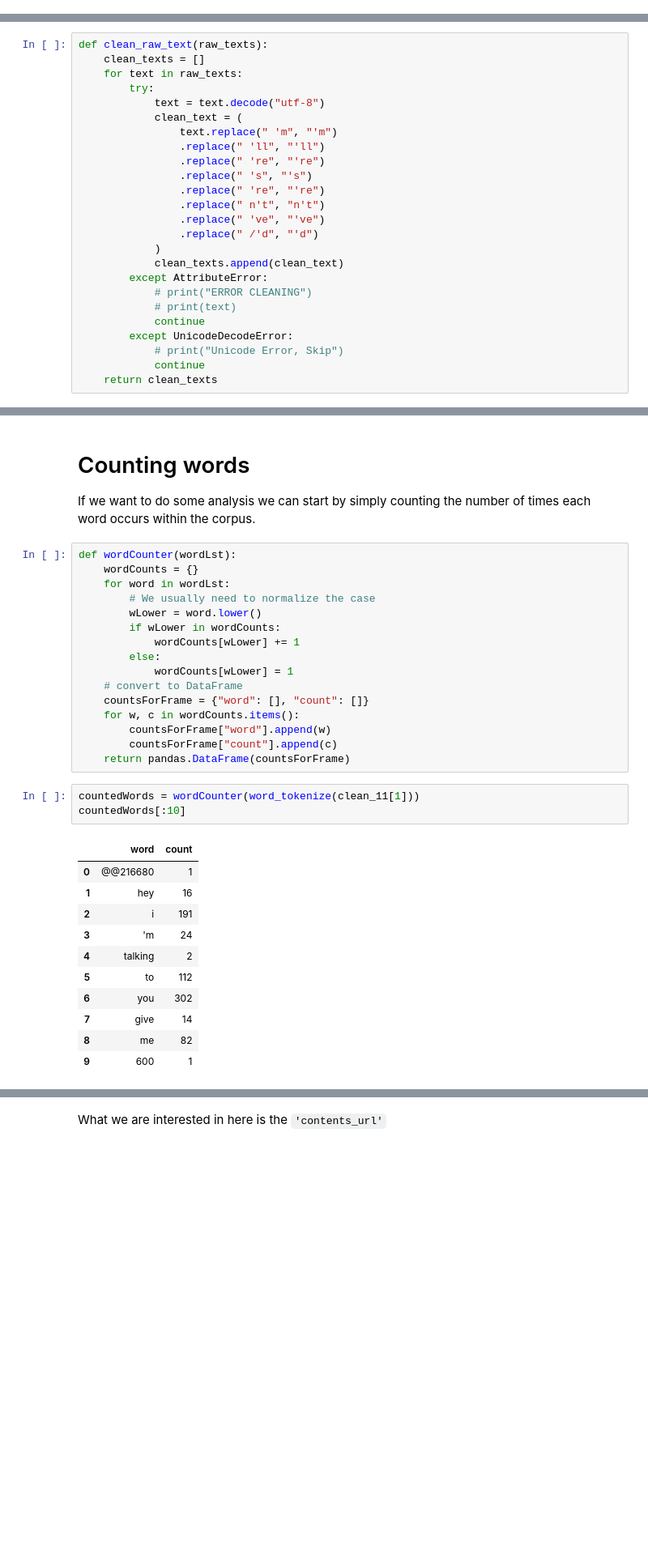
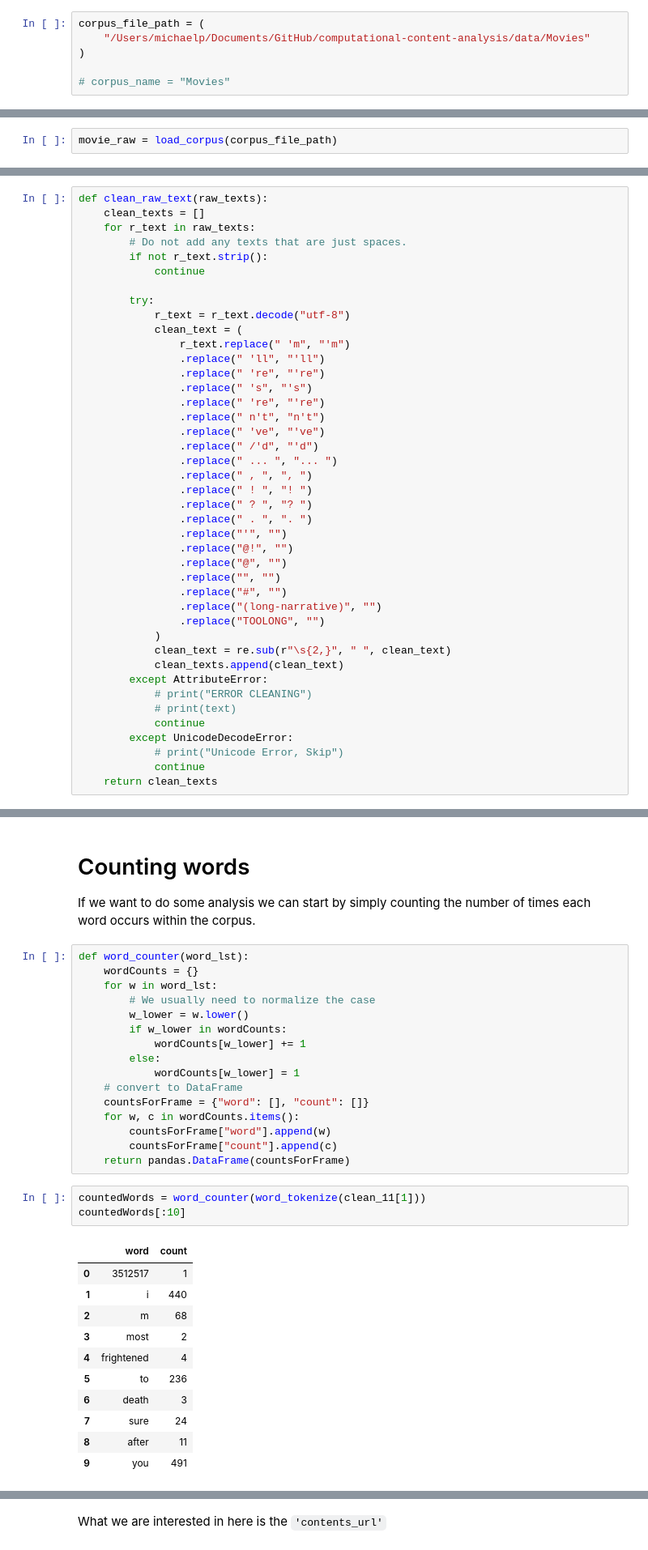
Before and after one commit to michplunkett/computational-content-analysis, a Jupyter notebook: 2-Counting Words & Phrases to Trace the Distribution of Meaning.ipynb, the cells around one changed output, grey strips where cells are left out. Shown at 81% size. Cells and saved outputs as stored; diff of their text form; blank space fills up the shorter version.

```diff
--- a/2-Counting Words & Phrases to Trace the Distribution of Meaning.ipynb
+++ b/2-Counting Words & Phrases to Trace the Distribution of Meaning.ipynb
@@ -70 +67,7 @@ corpus_name = "/Users/bhargavvader/Downloads/Movies/"
+# %%
+corpus_file_path = (
+    "/Users/michaelp/Documents/GitHub/computational-content-analysis/data/Movies"
+)
+
+# corpus_name = "Movies"
 # %% [markdown]
@@ -104,0 +89,2 @@ text_05_nko.zip
+# %%
+movie_raw = load_corpus(corpus_file_path)
@@ -115,11 +120,15 @@ We ignore the non-unicode data for convenience in our first pass.
 # %%
 def clean_raw_text(raw_texts):
     clean_texts = []
-    for text in raw_texts:
+    for r_text in raw_texts:
+        # Do not add any texts that are just spaces.
+        if not r_text.strip():
+            continue
+
         try:
-            text = text.decode("utf-8")
+            r_text = r_text.decode("utf-8")
             clean_text = (
-                text.replace(" 'm", "'m")
+                r_text.replace(" 'm", "'m")
                 .replace(" 'll", "'ll")
                 .replace(" 're", "'re")
                 .replace(" 's", "'s")
@@ -127,7 +136,20 @@ def clean_raw_text(raw_texts):
                 .replace(" n't", "n't")
                 .replace(" 've", "'ve")
                 .replace(" /'d", "'d")
+                .replace(" ... ", "... ")
+                .replace(" , ", ", ")
+                .replace(" ! ", "! ")
+                .replace(" ? ", "? ")
+                .replace(" . ", ". ")
+                .replace("'", "")
+                .replace("@!", "")
+                .replace("@", "")
+                .replace("", "")
+                .replace("#", "")
+                .replace("(long-narrative)", "")
+                .replace("TOOLONG", "")
             )
+            clean_text = re.sub(r"\s{2,}", " ", clean_text)
             clean_texts.append(clean_text)
         except AttributeError:
             # print("ERROR CLEANING")
@@ -191,15 +223,15 @@ Note: we still don't know which movie this is, just that it is raw movie text da
 
 If we want to do some analysis we can start by simply counting the number of times each word occurs within the corpus.
 # %%
-def wordCounter(wordLst):
+def word_counter(word_lst):
     wordCounts = {}
-    for word in wordLst:
+    for w in word_lst:
         # We usually need to normalize the case
-        wLower = word.lower()
-        if wLower in wordCounts:
-            wordCounts[wLower] += 1
+        w_lower = w.lower()
+        if w_lower in wordCounts:
+            wordCounts[w_lower] += 1
         else:
-            wordCounts[wLower] = 1
+            wordCounts[w_lower] = 1
     # convert to DataFrame
     countsForFrame = {"word": [], "count": []}
     for w, c in wordCounts.items():
@@ -207,18 +239,18 @@ def wordCounter(wordLst):
         countsForFrame["count"].append(c)
     return pandas.DataFrame(countsForFrame)
 # %%
-countedWords = wordCounter(word_tokenize(clean_11[1]))
+countedWords = word_counter(word_tokenize(clean_11[1]))
 countedWords[:10]
 # %% [output]
 |  | word | count |
-| 0 | @@216680 | 1 |
-| 1 | hey | 16 |
-| 2 | i | 191 |
-| 3 | 'm | 24 |
-| 4 | talking | 2 |
-| 5 | to | 112 |
-| 6 | you | 302 |
-| 7 | give | 14 |
-| 8 | me | 82 |
-| 9 | 600 | 1 |
+| 0 | 3512517 | 1 |
+| 1 | i | 440 |
+| 2 | m | 68 |
+| 3 | most | 2 |
+| 4 | frightened | 4 |
+| 5 | to | 236 |
+| 6 | death | 3 |
+| 7 | sure | 24 |
+| 8 | after | 11 |
+| 9 | you | 491 |
 # %% [markdown]
```
Also changed, not shown: parts of 141 cells of this notebook, 6 other files.
